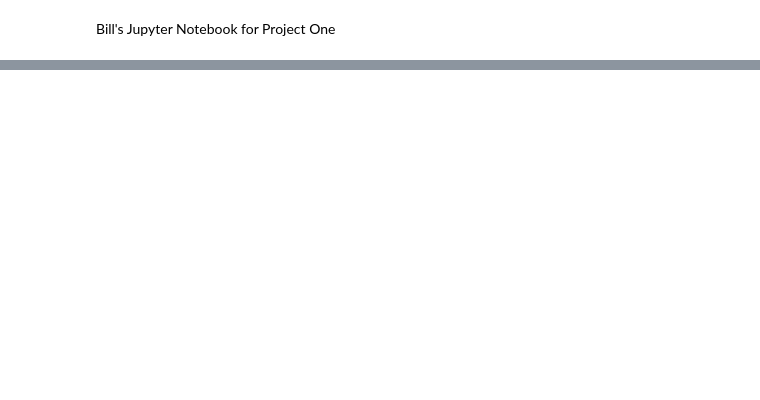
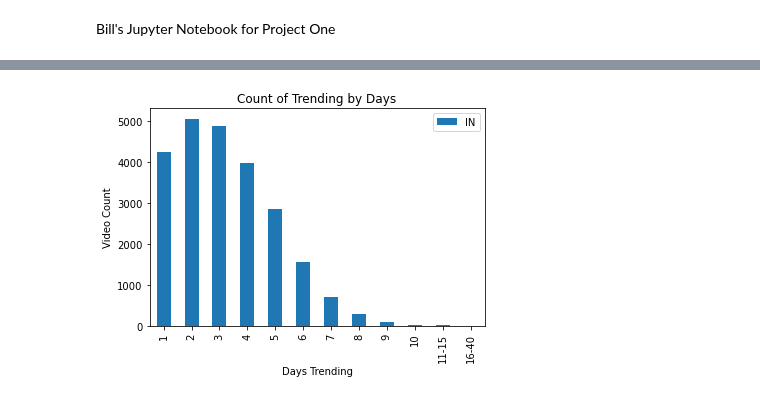
Before and after one commit to wpj174/project-one, a Jupyter notebook: Bill.ipynb, the cells around one changed output, grey strips where cells are left out. Saved outputs shown, nothing was run; the diff lists cells and outputs as text; code cells hidden in the pictures; blank space fills up the shorter version.

```diff
--- a/Bill.ipynb
+++ b/Bill.ipynb
@@ -167,0 +166,21 @@ yt_data_df.loc[yt_data_df['video_id'] == '2Zcz3Z0baVE']
+# %%
+# Bar plot for India
+
+plt.rcParams['figure.figsize'] = [6, 4]
+
+IN_days_bins = pd.cut(IN_days['counts'], bins)
+IN_ax = IN_days_bins.value_counts().sort_index()
+IN_ax = IN_ax.plot.bar(label = 'IN')
+
+IN_ax.set_title('Count of Trending by Days')
+IN_ax.set_xlabel('Days Trending')
+IN_ax.set_ylabel('Video Count')
+IN_ax.set_xticks(x)
+IN_ax.set_xticklabels(labels)
+IN_ax.legend()
+
+plt.savefig('IN_trend_days.png')
+
+plt.show()
+# %% [output]
+[figure, added]
```
Also changed, not shown: parts of 28 cells of this notebook, 33 other files.
